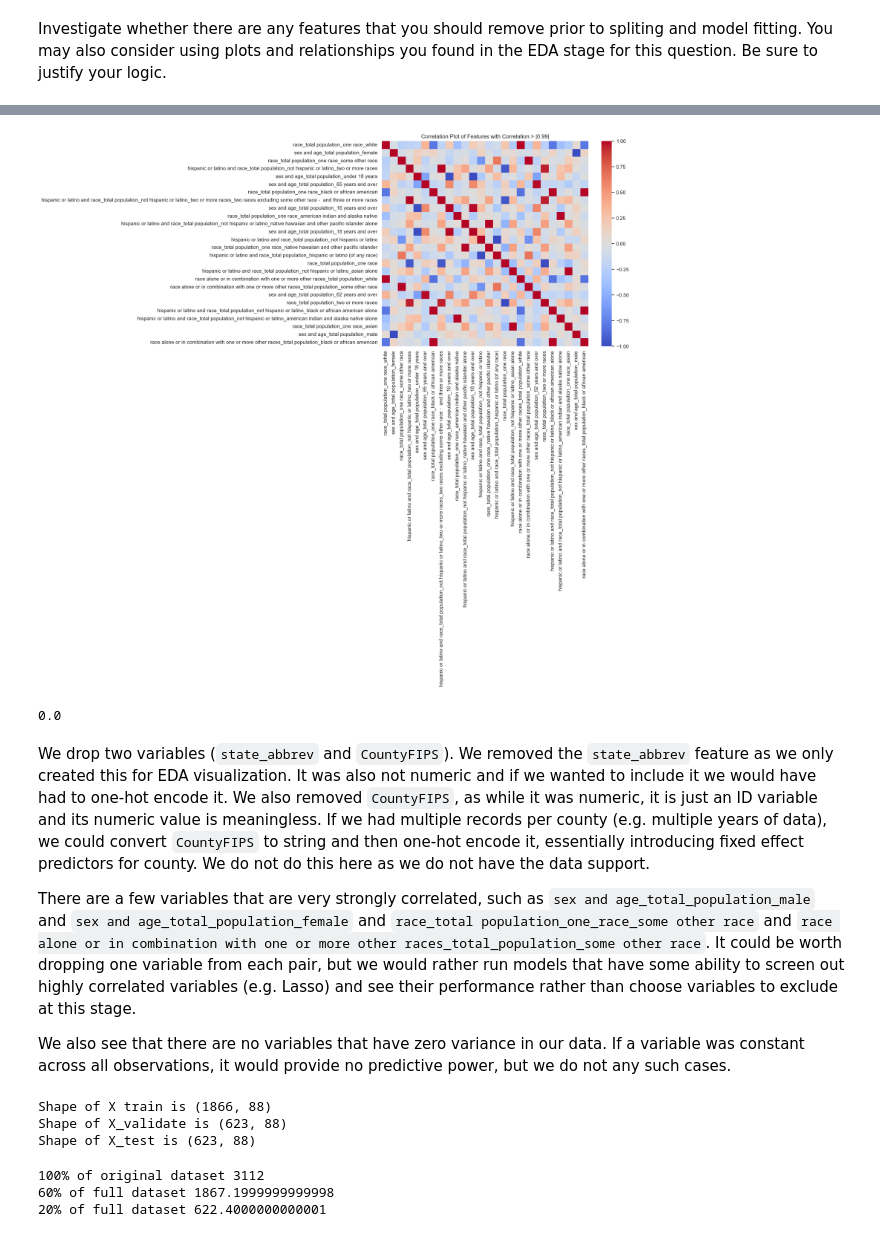
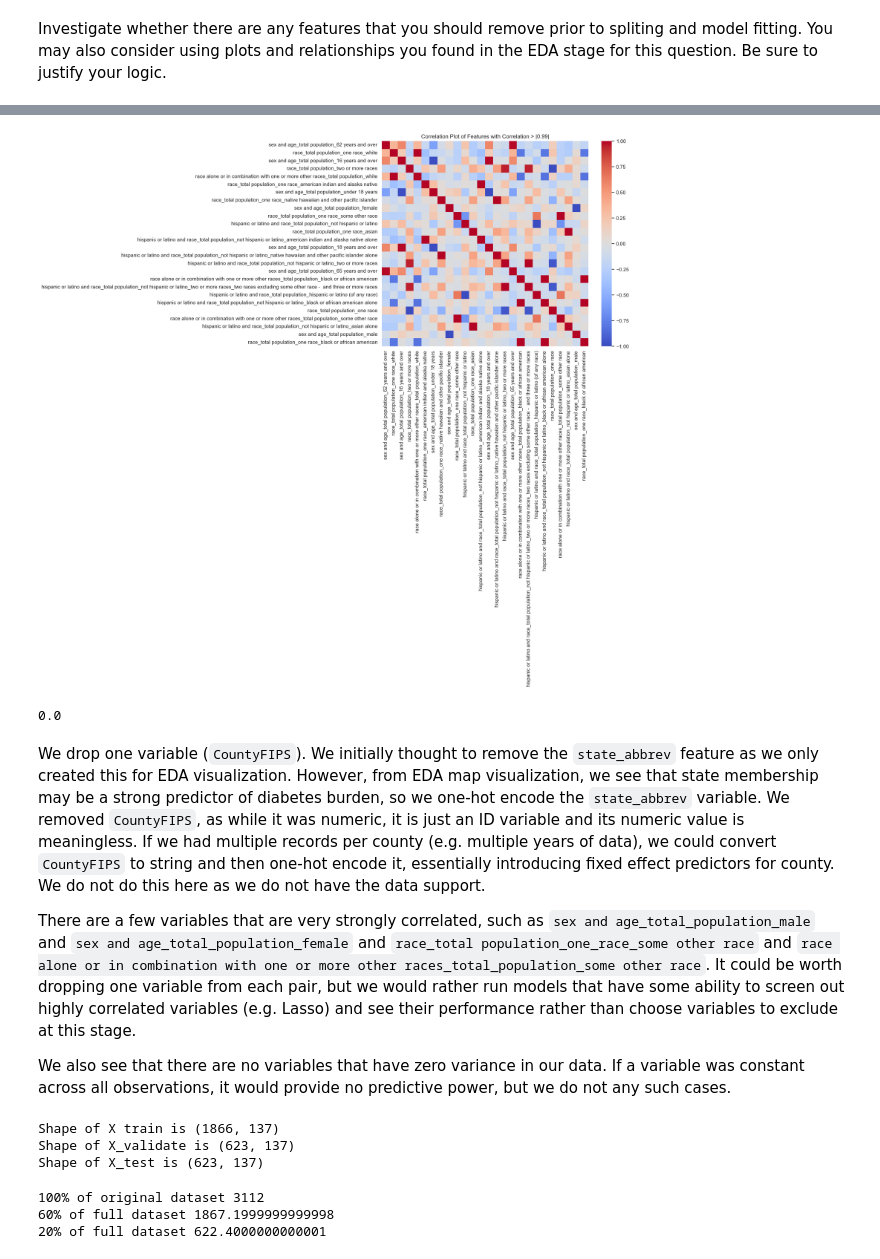
Before and after one commit to voramyoon/Computational-Social-Science-Projects, a Jupyter notebook: Project 2/Project 2 Students.ipynb, the cells around one changed output, grey strips where cells are left out. Cells and saved outputs as stored; diff of their text form; code cells hidden in the pictures.

```diff
--- a/Project 2/Project 2 Students.ipynb
+++ b/Project 2/Project 2 Students.ipynb
@@ -403,8 +403,9 @@ We've already cleaned up the data, but we can make a few more adjustments before
 #-----------
 
 # create dummy features out of 'Region', which might be related to diabetes rates
+#we also did this for states
 diabetes_clean = pd.get_dummies(diabetes,
-                               columns = ['Region'],
+                               columns = ['state_abbrev','Region'],
                                drop_first = True) # drop the first as a reference
 
 # drop 'County' and 'State' variables
@@ -460,41 +461,41 @@ X.head()
 #
 # Feature selection
 #-----------
-X = X.drop(labels = ['state_abbrev','CountyFIPS'],axis = 1)
+X = X.drop(labels = ['CountyFIPS'],axis = 1)
 
 corr_matrix = X.corr()
 threshold = 0.99
 filtered_corr = corr_matrix[np.abs(corr_matrix) > threshold]
 
 highly_correlated_pairs = []
 for i in range(len(corr_matrix.columns)):
     for j in range(i):
         if np.abs(corr_matrix.iloc[i, j]) > threshold:
             colname_i = corr_matrix.columns[i]
             colname_j = corr_matrix.columns[j]
             highly_correlated_pairs.append((colname_i, colname_j))
 
 high_corr_features = set()
 for pair in highly_correlated_pairs:
     high_corr_features.add(pair[0])
     high_corr_features.add(pair[1])
 
 if not high_corr_features:
     print("\nNo features found with a correlation > 0.99.")
 else:
     # Create a new DataFrame containing only the highly correlated features
     subset_df = X[list(high_corr_features)]
 
     # Calculate the correlation matrix for the subset
     subset_corr_matrix = subset_df.corr()
 
     # Plot the heatmap
     plt.figure(figsize=(10, 8))
     sns.heatmap(subset_corr_matrix, annot=False, fmt=".2f", cmap='coolwarm', vmin=-1, vmax=1)
     plt.title(f'Correlation Plot of Features with Correlation > |{threshold}|')
     plt.show()
 # %% [output]
-[figure, old version]
+[figure, new version]
 # %%
 variance_per_column = X.var()
 
@@ -502,7 +503,7 @@ print(np.mean(variance_per_column==0))
 # %% [output]
 0.0
 # %% [markdown]
-We drop two variables (`state_abbrev` and `CountyFIPS`). We removed the `state_abbrev` feature as we only created this for EDA visualization. It was also not numeric and if we wanted to include it we would have had to one-hot encode it. We also removed `CountyFIPS`, as while it was numeric, it is just an ID variable and its numeric value is meaningless. If we had multiple records per county (e.g. multiple years of data), we could convert `CountyFIPS` to string and then one-hot encode it, essentially introducing fixed effect predictors for county. We do not do this here as we do not have the data support.
+We drop one variable (`CountyFIPS`). We initially thought to remove the `state_abbrev` feature as we only created this for EDA visualization. However, from EDA map visualization, we see that state membership may be a strong predictor of diabetes burden, so we one-hot encode the `state_abbrev` variable. We removed `CountyFIPS`, as while it was numeric, it is just an ID variable and its numeric value is meaningless. If we had multiple records per county (e.g. multiple years of data), we could convert `CountyFIPS` to string and then one-hot encode it, essentially introducing fixed effect predictors for county. We do not do this here as we do not have the data support.
 
 There are a few variables that are very strongly correlated, such as `sex and age_total_population_male` and `sex and age_total_population_female` and `race_total population_one_race_some other race` and `race alone or in combination with one or more other races_total_population_some other race`. It could be worth dropping one variable from each pair, but we would rather run models that have some ability to screen out highly correlated variables (e.g. Lasso) and see their performance rather than choose variables to exclude at this stage.
 
@@ -536,9 +537,9 @@ print("Shape of X train is", X_train.shape)
 print("Shape of X_validate is", X_validate.shape)
 print("Shape of X_test is", X_test.shape)
 # %% [output]
-Shape of X train is (1866, 88)
-Shape of X_validate is (623, 88)
-Shape of X_test is (623, 88)
+Shape of X train is (1866, 137)
+Shape of X_validate is (623, 137)
+Shape of X_test is (623, 137)
 # %%
 #Verification of correct splitting
 
```
Also changed, not shown: parts of 10 cells of this notebook.
